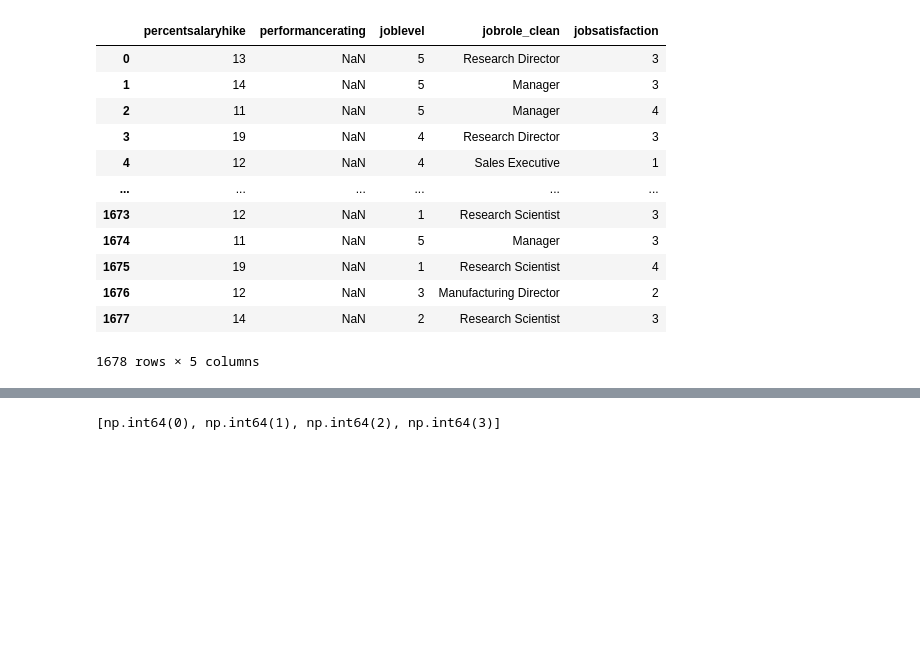
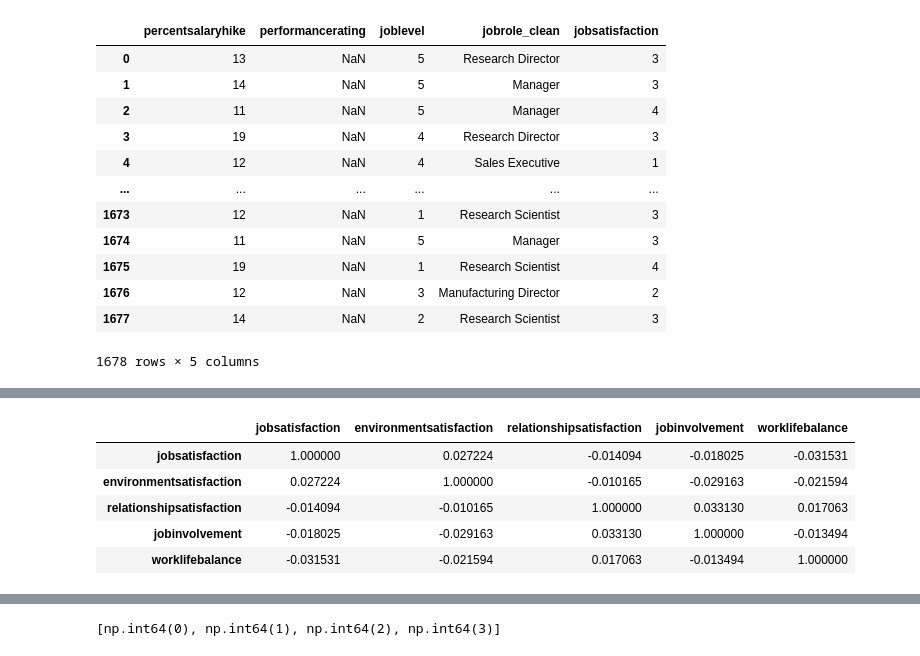
Before and after one commit to ana-nobre/Talent-Optimization-for-Corporation-HR-Data-Analytics, a Jupyter notebook: exploracion_morado.ipynb, the cells around one changed output, grey strips where cells are left out. Drawn from its saved outputs; the diff is of its cells as text; code cells hidden in the pictures; blank space fills up the shorter version.

```diff
--- a/exploracion_morado.ipynb
+++ b/exploracion_morado.ipynb
@@ -409,0 +438,25 @@ df_datos_abc[['percentsalaryhike', 'performancerating', 'joblevel', 'jobrole_cle
+# %%
+# Verificar as colunas envolvidas na correlação
+cols_to_check = [
+    'jobsatisfaction',
+    'environmentsatisfaction',
+    'relationshipsatisfaction',
+    'jobinvolvement',
+    'worklifebalance'
+]
+
+# Substituir vírgulas por ponto e converter para float
+for col in cols_to_check:
+    df_datos_abc[col] = df_datos_abc[col].astype(str).str.replace(',', '.')
+    df_datos_abc[col] = pd.to_numeric(df_datos_abc[col], errors='coerce')
+
+# Calcular a matriz de correlação
+correlation_matrix = df_datos_abc[cols_to_check].corr()
+correlation_matrix
+# %% [output]
+|  | jobsatisfaction | environmentsatisfaction | relationshipsatisfaction | jobinvolvement | worklifebalance |
+| jobsatisfaction | 1.000000 | 0.027224 | -0.014094 | -0.018025 | -0.031531 |
+| environmentsatisfaction | 0.027224 | 1.000000 | -0.010165 | -0.029163 | -0.021594 |
+| relationshipsatisfaction | -0.014094 | -0.010165 | 1.000000 | 0.033130 | 0.017063 |
+| jobinvolvement | -0.018025 | -0.029163 | 0.033130 | 1.000000 | -0.013494 |
+| worklifebalance | -0.031531 | -0.021594 | 0.017063 | -0.013494 | 1.000000 |
```
Also changed, not shown: parts of 6 cells of this notebook, 1 other file.
